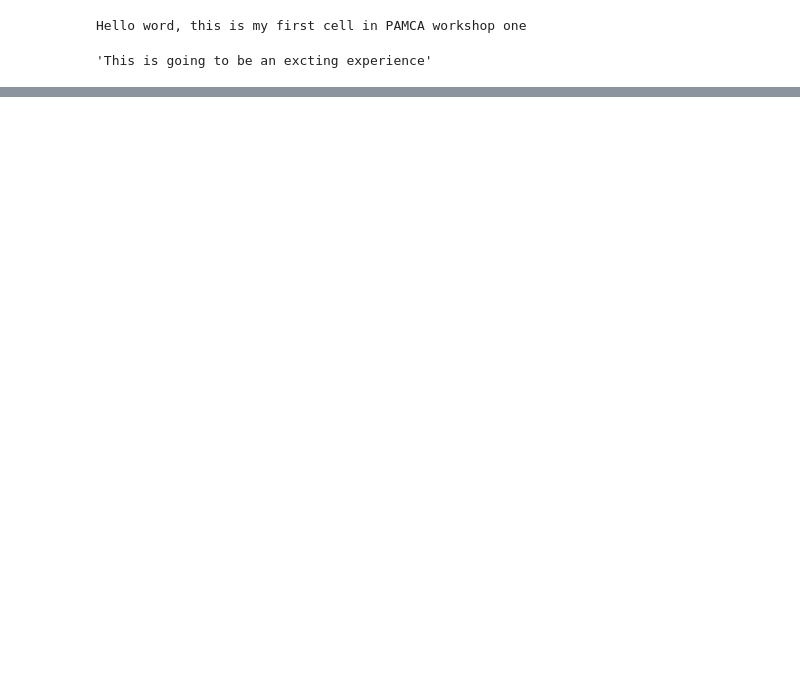
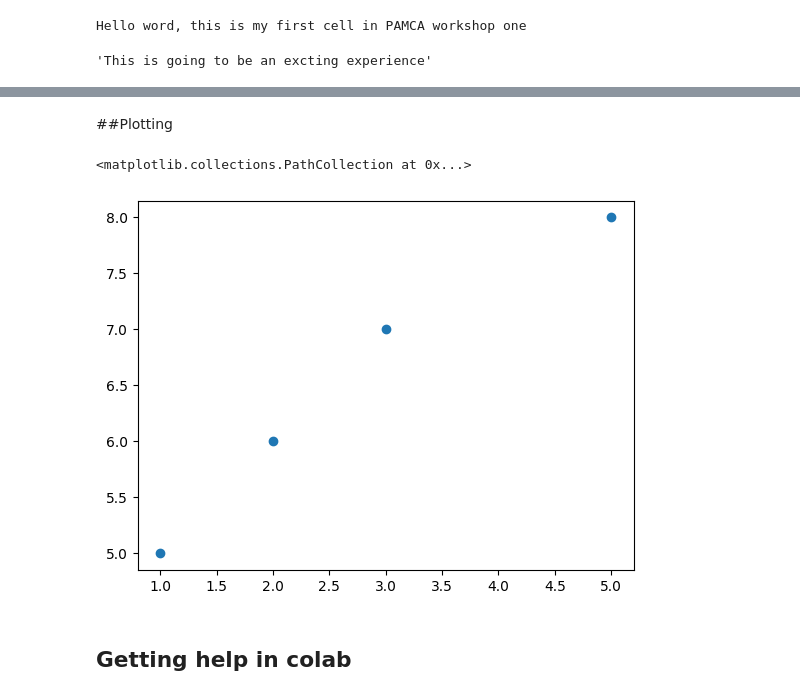
Before and after one commit to gloshiii234/PAMCA_TRAINING_MALARIA_GEN-2023, a Jupyter notebook: PAMCA_1.ipynb, the cells around one changed output, grey strips where cells are left out. Saved outputs shown, nothing was run; the diff lists cells and outputs as text; code cells hidden in the pictures; blank space fills up the shorter version.

```diff
--- a/PAMCA_1.ipynb
+++ b/PAMCA_1.ipynb
@@ -11,0 +49,15 @@ foo
+# %% [markdown]
+##Plotting
+# %%
+##Lets create some values
+import pandas as pd
+import matplotlib.pyplot as plt
+
+x = (1,2,3,5)
+y = (5,6,7,8)
+plt.scatter(x,y)
+# %% [output]
+<matplotlib.collections.PathCollection at 0x...>
+[figure, added]
+# %% [markdown]
+## Getting help in colab
```
Also changed, not shown: parts of 9 cells of this notebook.
